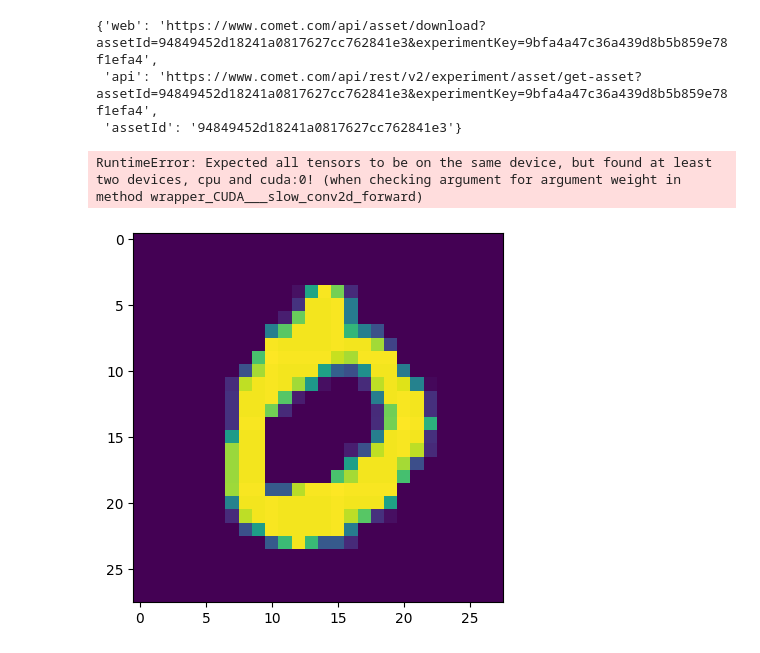
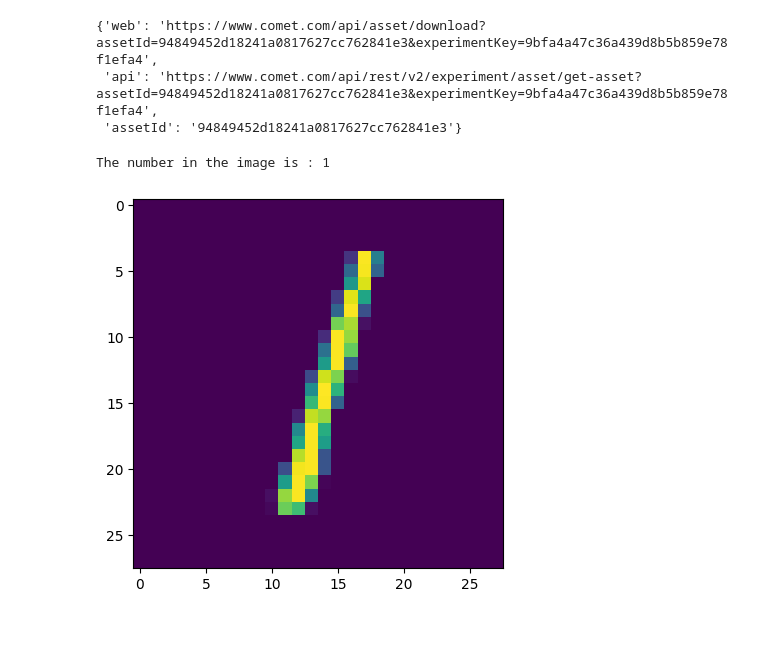
Before and after one commit to wereign/AI_Project, a Jupyter notebook: notebooks/MNIST_CNN.ipynb, the cells around one changed output. Saved outputs shown, nothing was run; the diff lists cells and outputs as text; code cells hidden in the pictures.

```diff
--- a/notebooks/MNIST_CNN.ipynb
+++ b/notebooks/MNIST_CNN.ipynb
@@ -326,13 +327,13 @@ experiment.log_confusion_matrix(matrix=confusion_mat)
 # %%
 chosen_index = int(input("Choose a number between 1 to 10,000: "))
 plt.imshow(test_data[chosen_index][0].reshape(28,28))
 model.eval()
 with torch.no_grad():
-    new_pred = model(test_data[chosen_index][0].view(1,1,28,28))
+    new_pred = model(test_data[chosen_index][0].view(1,1,28,28).cuda())
 print(f"The number in the image is : {new_pred.argmax().item()}")
 # %% [output]
-RuntimeError: Expected all tensors to be on the same device, but found at least two devices, cpu and cuda:0! (when checking argument for argument weight in method wrapper_CUDA___slow_conv2d_forward)
+The number in the image is : 1
-[figure, old version]
+[figure, new version]
 # %%
 experiment.end()
 # %% [output]
```
Also changed, not shown: parts of 1 cell of this notebook, 7 other files.
